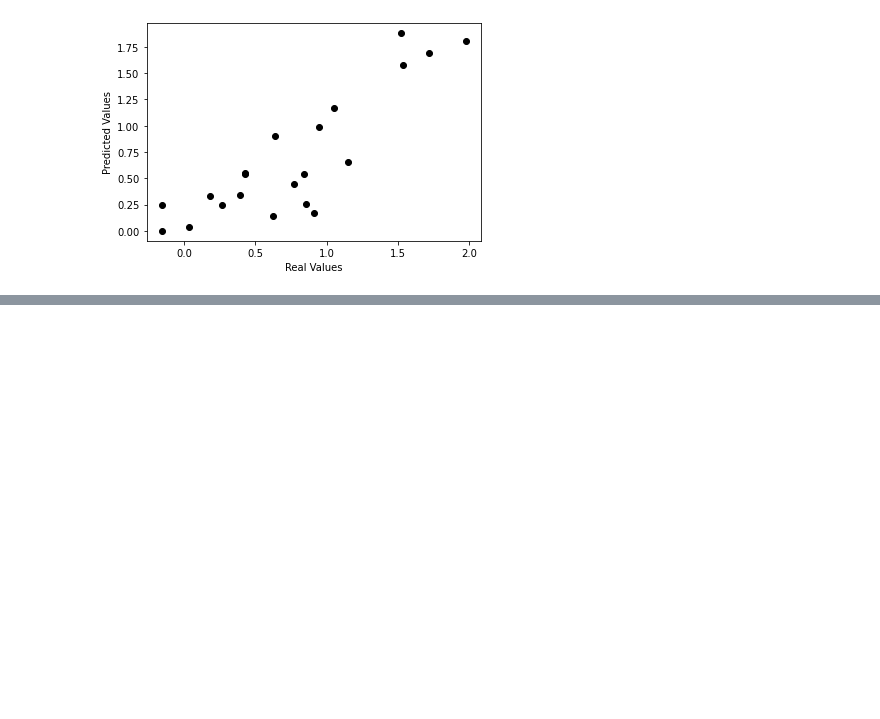
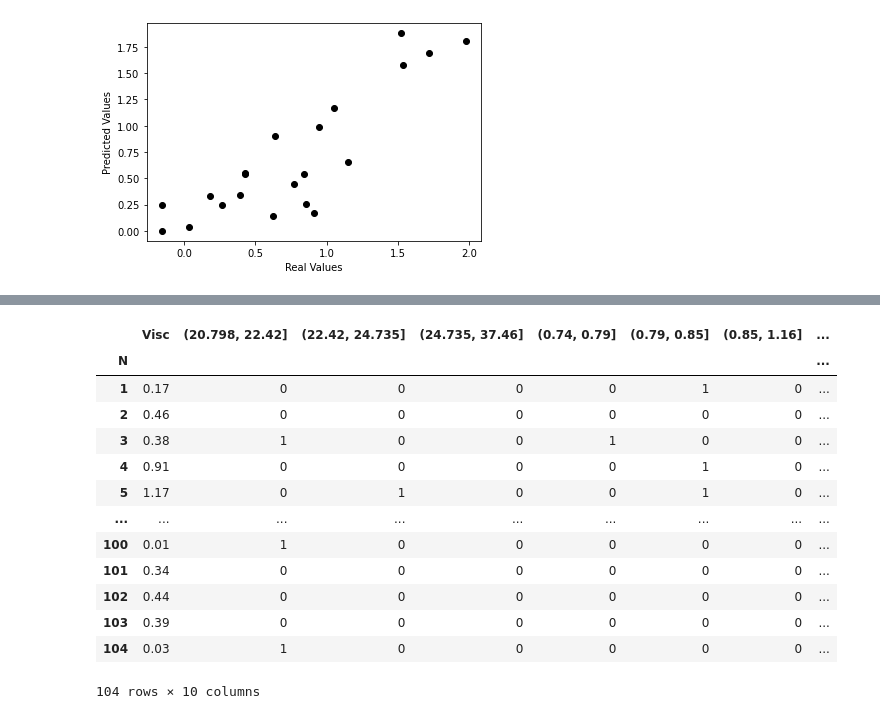
Before and after one commit to LiorSukman/machine-learning-for-ns-hw-repo, a Jupyter notebook: HW2/HW2 Q1+2.ipynb, the cells around one changed output, grey strips where cells are left out. Drawn from its saved outputs; the diff is of its cells as text; code cells hidden in the pictures; blank space fills up the shorter version.

```diff
--- a/HW2/HW2 Q1.ipynb
+++ b/HW2/HW2 Q1+2.ipynb
@@ -123,0 +184,17 @@ _=plt.ylabel("Predicted Values")
+# %%
+join
+# %% [output]
+|  | Visc | (20.798, 22.42] | (22.42, 24.735] | (24.735, 37.46] | (0.74, 0.79] | (0.79, 0.85] | (0.85, 1.16] | ... |
+| N |  |  |  |  |  |  |  | ... |
+| 1 | 0.17 | 0 | 0 | 0 | 0 | 1 | 0 | ... |
+| 2 | 0.46 | 0 | 0 | 0 | 0 | 0 | 0 | ... |
+| 3 | 0.38 | 1 | 0 | 0 | 1 | 0 | 0 | ... |
+| 4 | 0.91 | 0 | 0 | 0 | 0 | 1 | 0 | ... |
+| 5 | 1.17 | 0 | 1 | 0 | 0 | 1 | 0 | ... |
+| ... | ... | ... | ... | ... | ... | ... | ... | ... |
+| 100 | 0.01 | 1 | 0 | 0 | 0 | 0 | 0 | ... |
+| 101 | 0.34 | 0 | 0 | 0 | 0 | 0 | 0 | ... |
+| 102 | 0.44 | 0 | 0 | 0 | 0 | 0 | 0 | ... |
+| 103 | 0.39 | 0 | 0 | 0 | 0 | 0 | 0 | ... |
+| 104 | 0.03 | 1 | 0 | 0 | 0 | 0 | 0 | ... |
+104 rows × 10 columns
```
Also changed, not shown: parts of 13 cells of this notebook.
